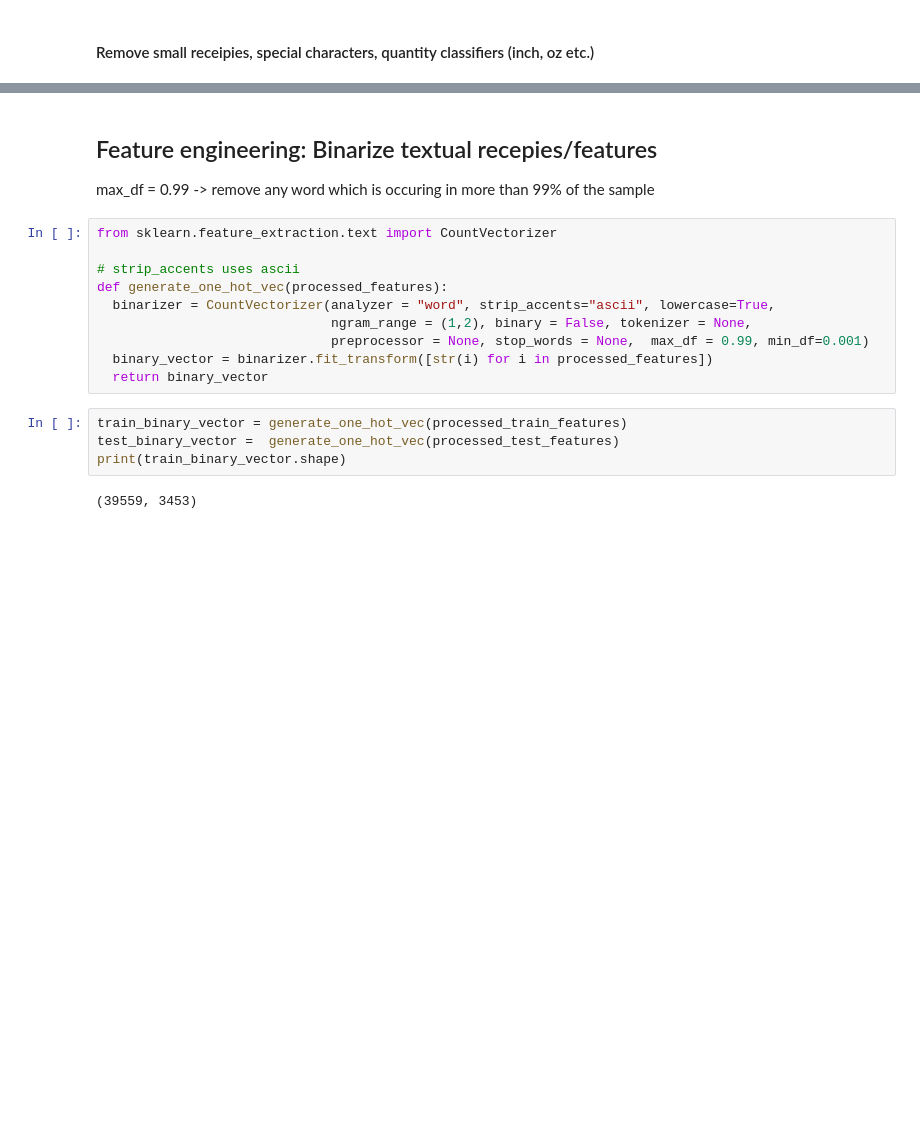
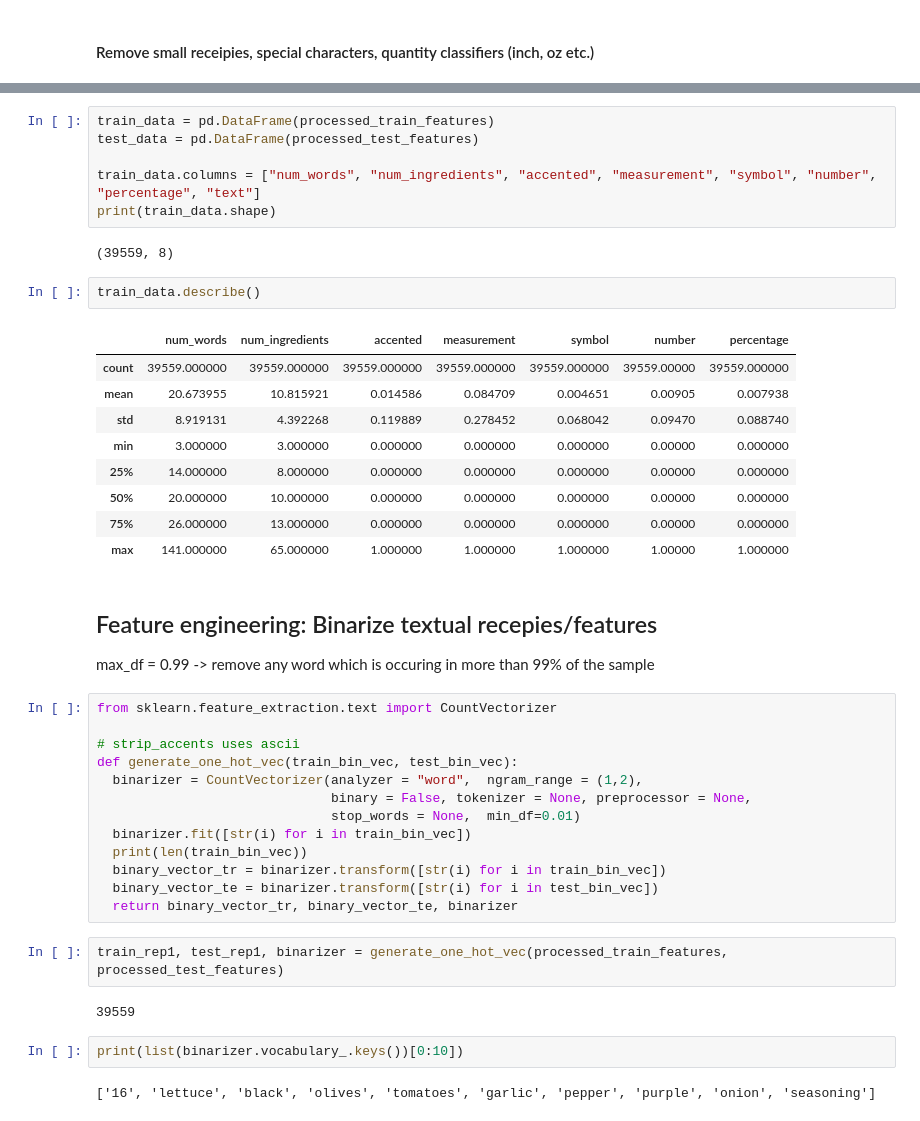
Before and after one commit to rahul13ramesh/cis520-dataset, a Jupyter notebook: CIS520_Project.ipynb, the cells around one changed output, grey strips where cells are left out. Cells and saved outputs as stored; diff of their text form; blank space fills up the shorter version.

```diff
--- a/CIS520_Project.ipynb
+++ b/CIS520_Project.ipynb
@@ -702,3 +546,23 @@ Empty instances in the preprocessed training sample: 0
+# %%
+train_data = pd.DataFrame(processed_train_features)
+test_data = pd.DataFrame(processed_test_features)
+
+train_data.columns = ["num_words", "num_ingredients", "accented", "measurement", "symbol", "number", "percentage", "text"]
+print(train_data.shape)
+# %% [output]
+(39559, 8)
+# %%
+train_data.describe()
+# %% [output]
+|  | num_words | num_ingredients | accented | measurement | symbol | number | percentage |
+| count | 39559.000000 | 39559.000000 | 39559.000000 | 39559.000000 | 39559.000000 | 39559.00000 | 39559.000000 |
+| mean | 20.673955 | 10.815921 | 0.014586 | 0.084709 | 0.004651 | 0.00905 | 0.007938 |
+| std | 8.919131 | 4.392268 | 0.119889 | 0.278452 | 0.068042 | 0.09470 | 0.088740 |
+| min | 3.000000 | 3.000000 | 0.000000 | 0.000000 | 0.000000 | 0.00000 | 0.000000 |
+| 25% | 14.000000 | 8.000000 | 0.000000 | 0.000000 | 0.000000 | 0.00000 | 0.000000 |
+| 50% | 20.000000 | 10.000000 | 0.000000 | 0.000000 | 0.000000 | 0.00000 | 0.000000 |
+| 75% | 26.000000 | 13.000000 | 0.000000 | 0.000000 | 0.000000 | 0.00000 | 0.000000 |
+| max | 141.000000 | 65.000000 | 1.000000 | 1.000000 | 1.000000 | 1.00000 | 1.000000 |
 # %% [markdown]
 ## Feature engineering: Binarize textual recepies/features
 
@@ -707,18 +571,23 @@ max_df = 0.99 -> remove any word which is occuring in more than 99% of the sampl
 from sklearn.feature_extraction.text import CountVectorizer
 
 # strip_accents uses ascii
-def generate_one_hot_vec(processed_features):
-  binarizer = CountVectorizer(analyzer = "word", strip_accents="ascii", lowercase=True,
-                              ngram_range = (1,2), binary = False, tokenizer = None,
-                              preprocessor = None, stop_words = None,  max_df = 0.99, min_df=0.001)
-  binary_vector = binarizer.fit_transform([str(i) for i in processed_features])
-  return binary_vector
+def generate_one_hot_vec(train_bin_vec, test_bin_vec):
+  binarizer = CountVectorizer(analyzer = "word",  ngram_range = (1,2),
+                              binary = False, tokenizer = None, preprocessor = None,
+                              stop_words = None,  min_df=0.01)
+  binarizer.fit([str(i) for i in train_bin_vec])
+  print(len(train_bin_vec))
+  binary_vector_tr = binarizer.transform([str(i) for i in train_bin_vec])
+  binary_vector_te = binarizer.transform([str(i) for i in test_bin_vec])
+  return binary_vector_tr, binary_vector_te, binarizer
-# %%
-train_binary_vector = generate_one_hot_vec(processed_train_features)
-test_binary_vector =  generate_one_hot_vec(processed_test_features)
-print(train_binary_vector.shape)
-# %% [output]
-(39559, 3453)
+# %%
+train_rep1, test_rep1, binarizer = generate_one_hot_vec(processed_train_features, processed_test_features)
+# %% [output]
+39559
+# %%
+print(list(binarizer.vocabulary_.keys())[0:10])
+# %% [output]
+['16', 'lettuce', 'black', 'olives', 'tomatoes', 'garlic', 'pepper', 'purple', 'onion', 'seasoning']
 # %%
 from sklearn.model_selection import train_test_split
 from sklearn.preprocessing import LabelEncoder
```
Also changed, not shown: parts of 41 cells of this notebook.
